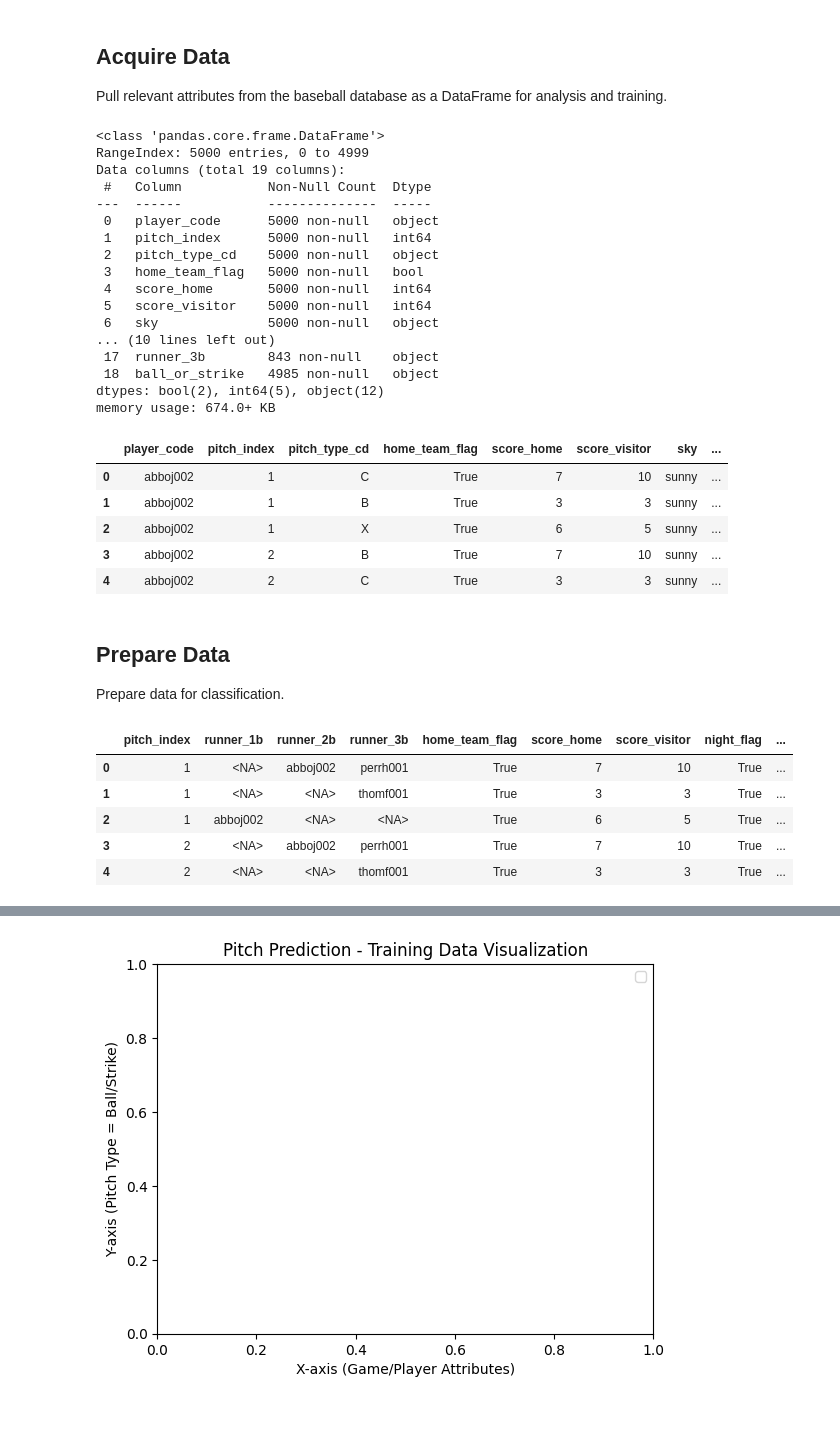
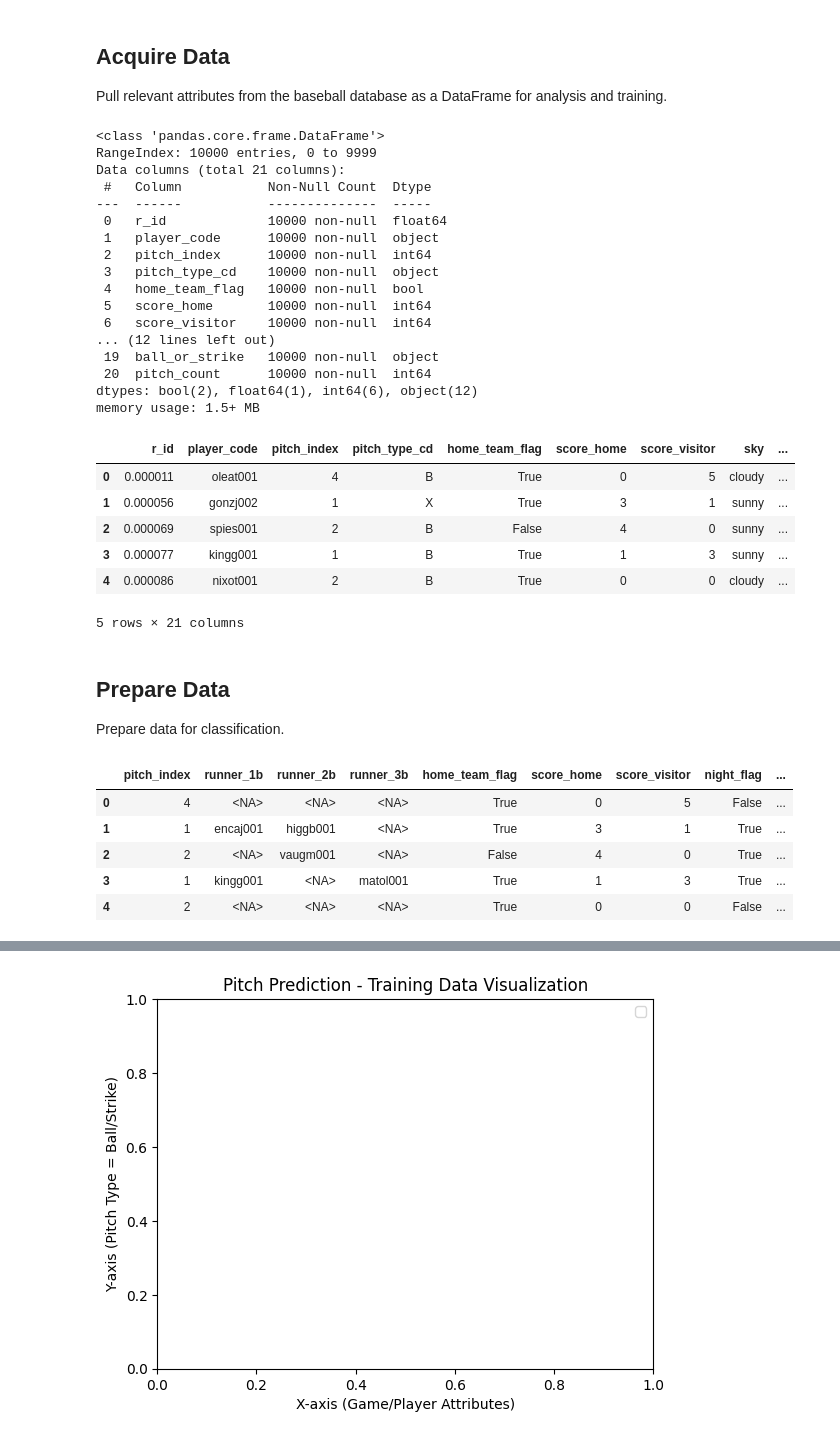
Before and after one commit to glroland/baseball, a Jupyter notebook: src/predict/predict_pitch_experiment.ipynb, the cells around one changed output, grey strips where cells are left out. Drawn from its saved outputs; the diff is of its cells as text; code cells hidden in the pictures.

```diff
--- a/src/predict/predict_pitch_experiment.ipynb
+++ b/src/predict/predict_pitch_experiment.ipynb
@@ -28,7 +28,7 @@ from pandas.api.typing import NAType
 # %%
 DB_CONNECTION_STRING = "postgresql://baseball_app:baseball123@localhost/baseball_db"
 
-DATASET_SIZE = 5000
+DATASET_SIZE = 10000
 
 RANDOM_NUMBER_SEED = 42
 
@@ -45,7 +45,18 @@ NEURAL_NETWORK_WIDTH = 10
 Pull relevant attributes from the baseball database as a DataFrame for analysis and training.
 # %%
 sql = """
-        select game_play_atbat.player_code as player_code, pitch_index, pitch_type.pitch_type_cd as pitch_type_cd, home_team_flag, game_play_atbat.score_home as score_home, game_play_atbat.score_visitor as score_visitor, sky, night_flag, temperature, wind_direction, wind_speed, precipitation, field_condition, roster_batter.batting_hand as batting_hand, roster_pitcher.throw_hand as pitching_hand, runner_1b, runner_2b, runner_3b, ball_or_strike
+        select random() as r_id, game_play_atbat.player_code as player_code, pitch_index, pitch_type.pitch_type_cd as pitch_type_cd, home_team_flag, game_play_atbat.score_home as score_home, game_play_atbat.score_visitor as score_visitor, sky, night_flag, temperature, wind_direction, wind_speed, precipitation, field_condition, roster_batter.batting_hand as batting_hand, roster_pitcher.throw_hand as pitching_hand, runner_1b, runner_2b, runner_3b, ball_or_strike,
+        (select count(*)
+         from game_play_atbat pc_atbat, game_play_atbat_pitch pc_pitch, pitch_type pc_pitch_type
+         where pc_pitch.id = pc_atbat.id
+         and pc_pitch.play_index = pc_atbat.play_index
+         and pc_atbat.id = game.id
+         and pc_atbat.pitcher = game_play_atbat.pitcher
+         and pc_pitch_type.pitch_type_cd = pc_pitch.pitch_type_cd
+         and pc_pitch_type.ball_or_strike is not null
+         and pc_pitch.play_index <= game_play_atbat.play_index
+         and pc_pitch.pitch_index < game_play_atbat_pitch.pitch_index
+        ) as pitch_count
         from game, game_play_atbat, game_play_atbat_pitch, roster as roster_batter, roster as roster_pitcher, pitch_type
         where game.id = game_play_atbat.id
         and game_play_atbat.id = game_play_atbat_pitch.id
@@ -55,7 +66,8 @@ sql = """
         and roster_pitcher.player_code = game_play_atbat.pitcher
         and roster_pitcher.season_year = roster_batter.season_year
         and pitch_type.pitch_type_cd = game_play_atbat_pitch.pitch_type_cd
-        order by game_play_atbat.player_code, pitch_index
+        and pitch_type.ball_or_strike is not null
+        order by r_id
       """
 
 if DATASET_SIZE is not None:
@@ -73,31 +85,32 @@ with psycopg.connect(DB_CONNECTION_STRING) as sql_connection:
 full_df.info()
 # %% [output]
 <class 'pandas.core.frame.DataFrame'>
-RangeIndex: 5000 entries, 0 to 4999
-Data columns (total 19 columns):
+RangeIndex: 10000 entries, 0 to 9999
+Data columns (total 21 columns):
  #   Column           Non-Null Count  Dtype
 ---  ------           --------------  -----
- 0   player_code      5000 non-null   object
- 1   pitch_index      5000 non-null   int64
- 2   pitch_type_cd    5000 non-null   object
- 3   home_team_flag   5000 non-null   bool
- 4   score_home       5000 non-null   int64
- 5   score_visitor    5000 non-null   int64
- 6   sky              5000 non-null   object
-... (10 lines left out)
- 17  runner_3b        843 non-null    object
- 18  ball_or_strike   4985 non-null   object
-dtypes: bool(2), int64(5), object(12)
-memory usage: 674.0+ KB
+ 0   r_id             10000 non-null  float64
+ 1   player_code      10000 non-null  object
+ 2   pitch_index      10000 non-null  int64
+ 3   pitch_type_cd    10000 non-null  object
+ 4   home_team_flag   10000 non-null  bool
+ 5   score_home       10000 non-null  int64
+ 6   score_visitor    10000 non-null  int64
+... (12 lines left out)
+ 19  ball_or_strike   10000 non-null  object
+ 20  pitch_count      10000 non-null  int64
+dtypes: bool(2), float64(1), int64(6), object(12)
+memory usage: 1.5+ MB
 # %%
 full_df.head()
 # %% [output]
-|  | player_code | pitch_index | pitch_type_cd | home_team_flag | score_home | score_visitor | sky | ... |
-| 0 | abboj002 | 1 | C | True | 7 | 10 | sunny | ... |
-| 1 | abboj002 | 1 | B | True | 3 | 3 | sunny | ... |
-| 2 | abboj002 | 1 | X | True | 6 | 5 | sunny | ... |
-| 3 | abboj002 | 2 | B | True | 7 | 10 | sunny | ... |
-| 4 | abboj002 | 2 | C | True | 3 | 3 | sunny | ... |
+|  | r_id | player_code | pitch_index | pitch_type_cd | home_team_flag | score_home | score_visitor | sky | ... |
+| 0 | 0.000011 | oleat001 | 4 | B | True | 0 | 5 | cloudy | ... |
+| 1 | 0.000056 | gonzj002 | 1 | X | True | 3 | 1 | sunny | ... |
+| 2 | 0.000069 | spies001 | 2 | B | False | 4 | 0 | sunny | ... |
+| 3 | 0.000077 | kingg001 | 1 | B | True | 1 | 3 | sunny | ... |
+| 4 | 0.000086 | nixot001 | 2 | B | True | 0 | 0 | cloudy | ... |
+5 rows × 21 columns
 # %%
 def override_with_stable_data(df):
     df = df[0:0]
@@ -131,18 +144,18 @@ Prepare data for classification.
 # %%
 # focus data frame on prediction values
 df = full_df[["pitch_index", "runner_1b", "runner_2b", "runner_3b", "home_team_flag", "score_home", "score_visitor",
-              "night_flag", "ball_or_strike"]]
+              "night_flag", "pitch_count", "ball_or_strike"]]
 df = df[df['ball_or_strike'].notnull()]
 
 df = df.convert_dtypes()
 df.head()
 # %% [output]
 |  | pitch_index | runner_1b | runner_2b | runner_3b | home_team_flag | score_home | score_visitor | night_flag | ... |
-| 0 | 1 | <NA> | abboj002 | perrh001 | True | 7 | 10 | True | ... |
-| 1 | 1 | <NA> | <NA> | thomf001 | True | 3 | 3 | True | ... |
-| 2 | 1 | abboj002 | <NA> | <NA> | True | 6 | 5 | True | ... |
-| 3 | 2 | <NA> | abboj002 | perrh001 | True | 7 | 10 | True | ... |
-| 4 | 2 | <NA> | <NA> | thomf001 | True | 3 | 3 | True | ... |
+| 0 | 4 | <NA> | <NA> | <NA> | True | 0 | 5 | False | ... |
+| 1 | 1 | encaj001 | higgb001 | <NA> | True | 3 | 1 | True | ... |
+| 2 | 2 | <NA> | vaugm001 | <NA> | False | 4 | 0 | True | ... |
+| 3 | 1 | kingg001 | <NA> | matol001 | True | 1 | 3 | True | ... |
+| 4 | 2 | <NA> | <NA> | <NA> | True | 0 | 0 | False | ... |
 # %%
 df['runner_1b_value'] = df['runner_1b'].apply(lambda x: VALUE_TRUE if not isinstance(x, NAType) and len(x) > 0 else VALUE_FALSE)
 df['runner_2b_value'] = df['runner_2b'].apply(lambda x: VALUE_TRUE if not isinstance(x, NAType) and len(x) > 0 else VALUE_FALSE)
```
Also changed, not shown: parts of 15 cells of this notebook.
